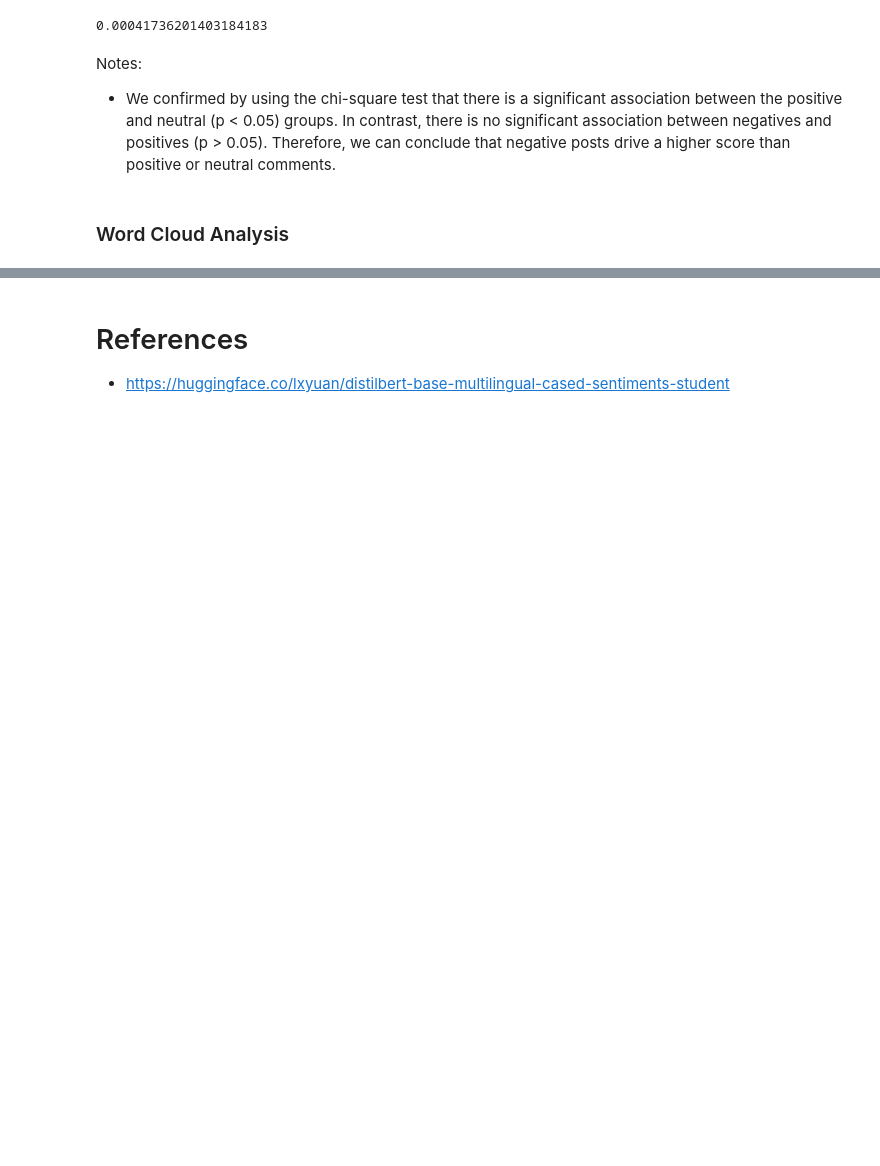
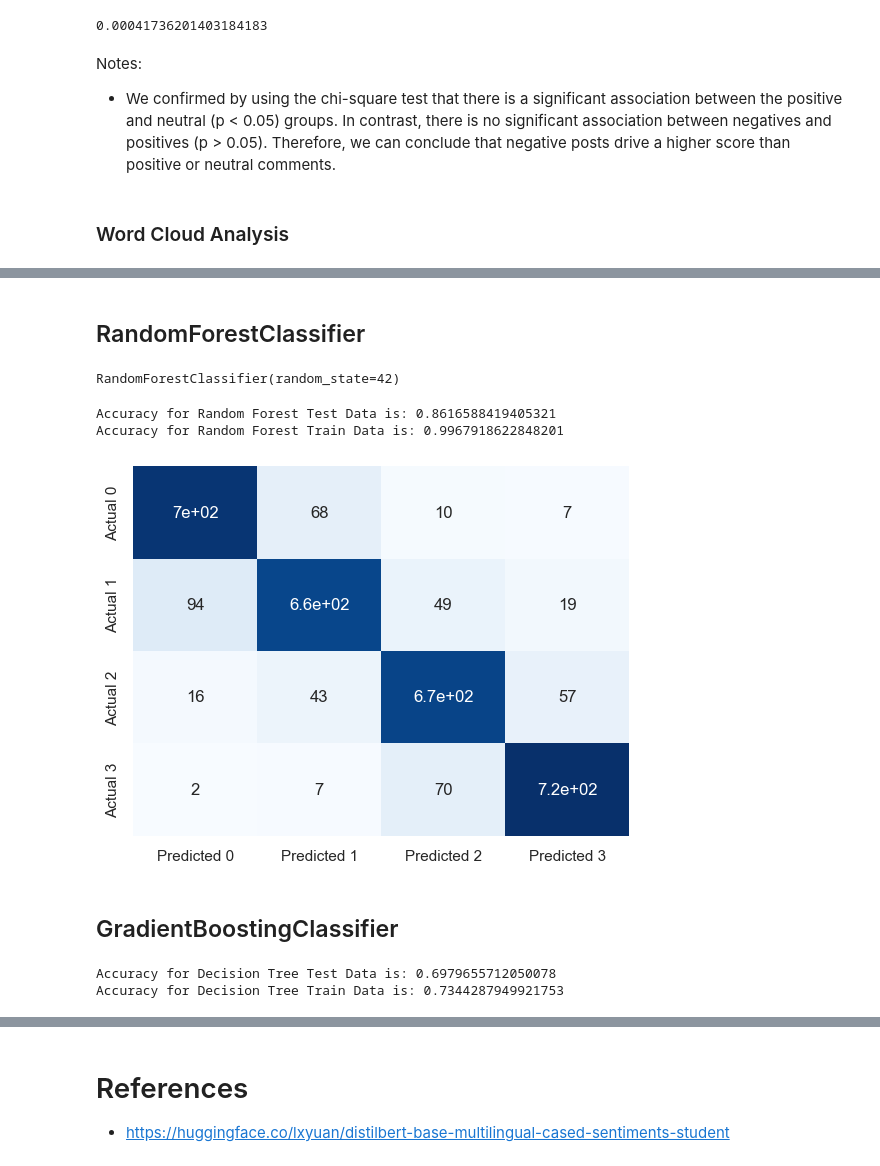
Before and after one commit to mlgomez0/advanced_python_project, a Jupyter notebook: notebooks/climate_change.ipynb, the cells around one changed output, grey strips where cells are left out. Drawn from its saved outputs; the diff is of its cells as text; code cells hidden in the pictures; blank space fills up the shorter version.

```diff
--- a/notebooks/climate_change.ipynb
+++ b/notebooks/climate_change.ipynb
@@ -293,0 +521,31 @@ plt.show()
+# %%
+Y_df = df['Score_cat']
+X_df = df.drop('Score_cat', axis=1)
+X_train, X_test, y_train, y_test = train_test_split(X_df, Y_df, test_size=0.2, random_state=42)
+# %%
+def confusion_matrix_graph(y, y_pred):
+    cm_decision_tree_classifier = confusion_matrix(y, y_pred)
+    cm_df = pd.DataFrame(cm_decision_tree_classifier, index=['Actual 0', 'Actual 1', 'Actual 2', 'Actual 3'], columns=['Predicted 0', 'Predicted 1', 'Predicted 2', 'Predicted 3'])
+    sns.heatmap(cm_df, annot=True, cmap='Blues', cbar=False, )
+
+#Function to save the trained model
+def save_model_pickle(file_name, model):
+    file_name = file_name + '.pkl'
+    with open(file_name, 'wb') as file:
+        pickle.dump(model, file)
+
+#Function to retrieve the trained model
+def retrieve_model_pickle(file_name):
+    file_name = file_name + '.pkl'
+    with open(file_name, 'rb') as file:
+        model = pickle.load(file)
+        return model
+# %% [markdown]
+## RandomForestClassifier
+# %%
+rf_model = RandomForestClassifier(n_estimators=100, random_state=42)
+rf_model.fit(X_train, y_train)
+# %% [output]
+RandomForestClassifier(random_state=42)
+# %%
+y_pred = rf_model.predict(X_test)
@@ -293,0 +554,12 @@ plt.show()
+# %%
+rf_accuracy = accuracy_score(y_test, y_pred)
+rf_accuracy_train = accuracy_score(y_train, y_pred_train)
+print(f"Accuracy for Random Forest Test Data is: {rf_accuracy}")
+print(f"Accuracy for Random Forest Train Data is: {rf_accuracy_train}")
+# %% [output]
+Accuracy for Random Forest Test Data is: 0.8616588419405321
+Accuracy for Random Forest Train Data is: 0.9967918622848201
+# %%
+confusion_matrix_graph(y_test, y_pred)
+# %% [output]
+[figure, added]
@@ -293,0 +568,16 @@ plt.show()
+# %% [markdown]
+## GradientBoostingClassifier
+# %%
+# Training and testing GradientBoostingClassifier
+gb_model = GradientBoostingClassifier(learning_rate=0.1)
+gb_model.fit(X_train, y_train)
+y_pred = gb_model.predict(X_test)
+y_pred_train = gb_model.predict(X_train)
+
+rf_accuracy = accuracy_score(y_test, y_pred)
+rf_accuracy_train = accuracy_score(y_train, y_pred_train)
+print(f"Accuracy for Decision Tree Test Data is: {rf_accuracy}")
+print(f"Accuracy for Decision Tree Train Data is: {rf_accuracy_train}")
+# %% [output]
+Accuracy for Decision Tree Test Data is: 0.6979655712050078
+Accuracy for Decision Tree Train Data is: 0.7344287949921753
```
Also changed, not shown: parts of 47 cells of this notebook, 4 other files.
